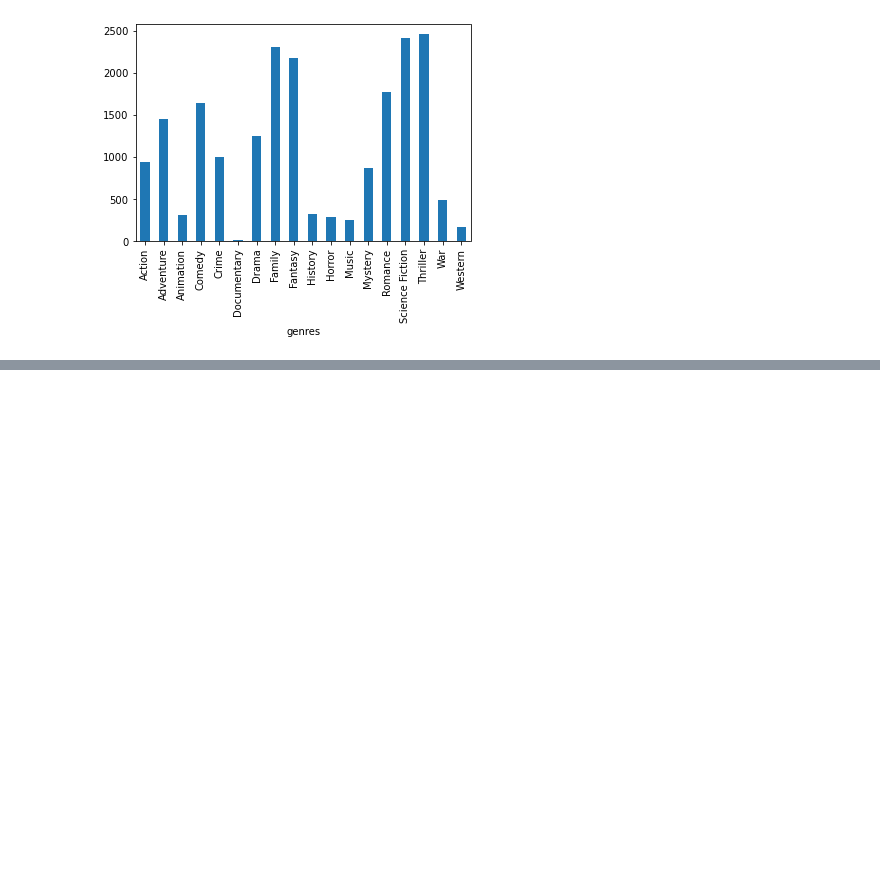
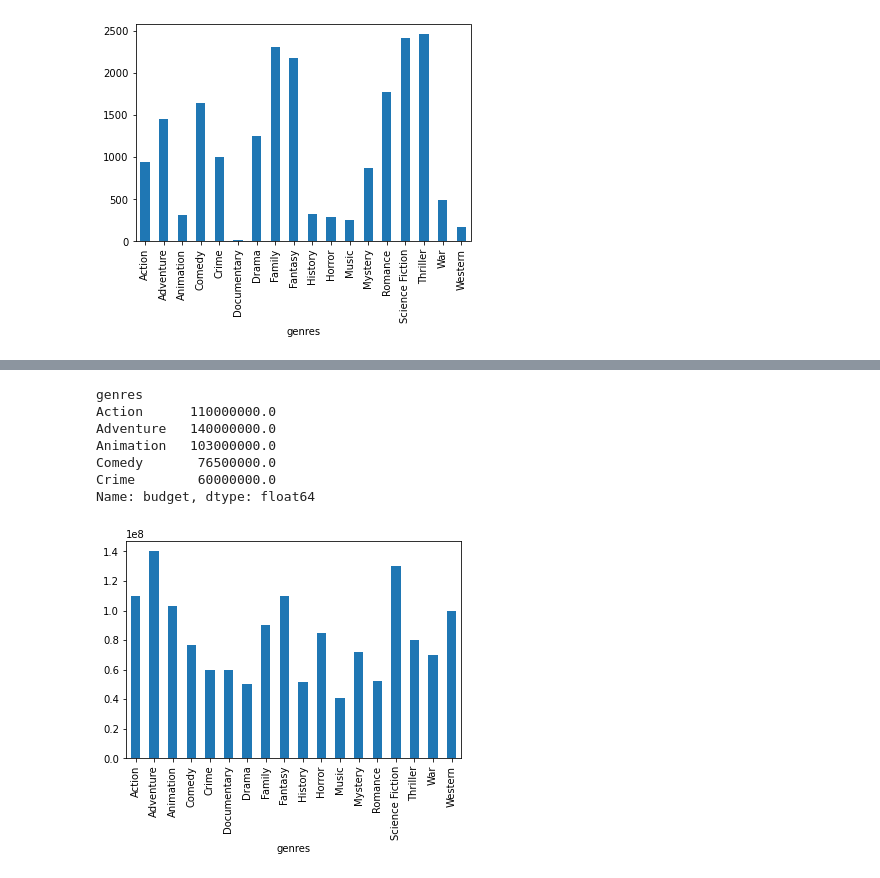
Before and after one commit to ykfarhan/state-of-box-office-analysis, a Jupyter notebook: Amir Data Cleaning.ipynb, the cells around one changed output, grey strips where cells are left out. Cells and saved outputs as stored; diff of their text form; code cells hidden in the pictures; blank space fills up the shorter version.

```diff
--- a/Amir Data Cleaning.ipynb
+++ b/Amir Data Cleaning.ipynb
@@ -326,0 +408,13 @@ Name: vote_average, dtype: float64
+# %%
+abc = genredata.groupby('genres').budget.median()
+abc.plot.bar()
+abc.head()
+# %% [output]
+genres
+Action      110000000.0
+Adventure   140000000.0
+Animation   103000000.0
+Comedy       76500000.0
+Crime        60000000.0
+Name: budget, dtype: float64
+[figure, added]
```
Also changed, not shown: parts of 16 cells of this notebook, 4 other files.
